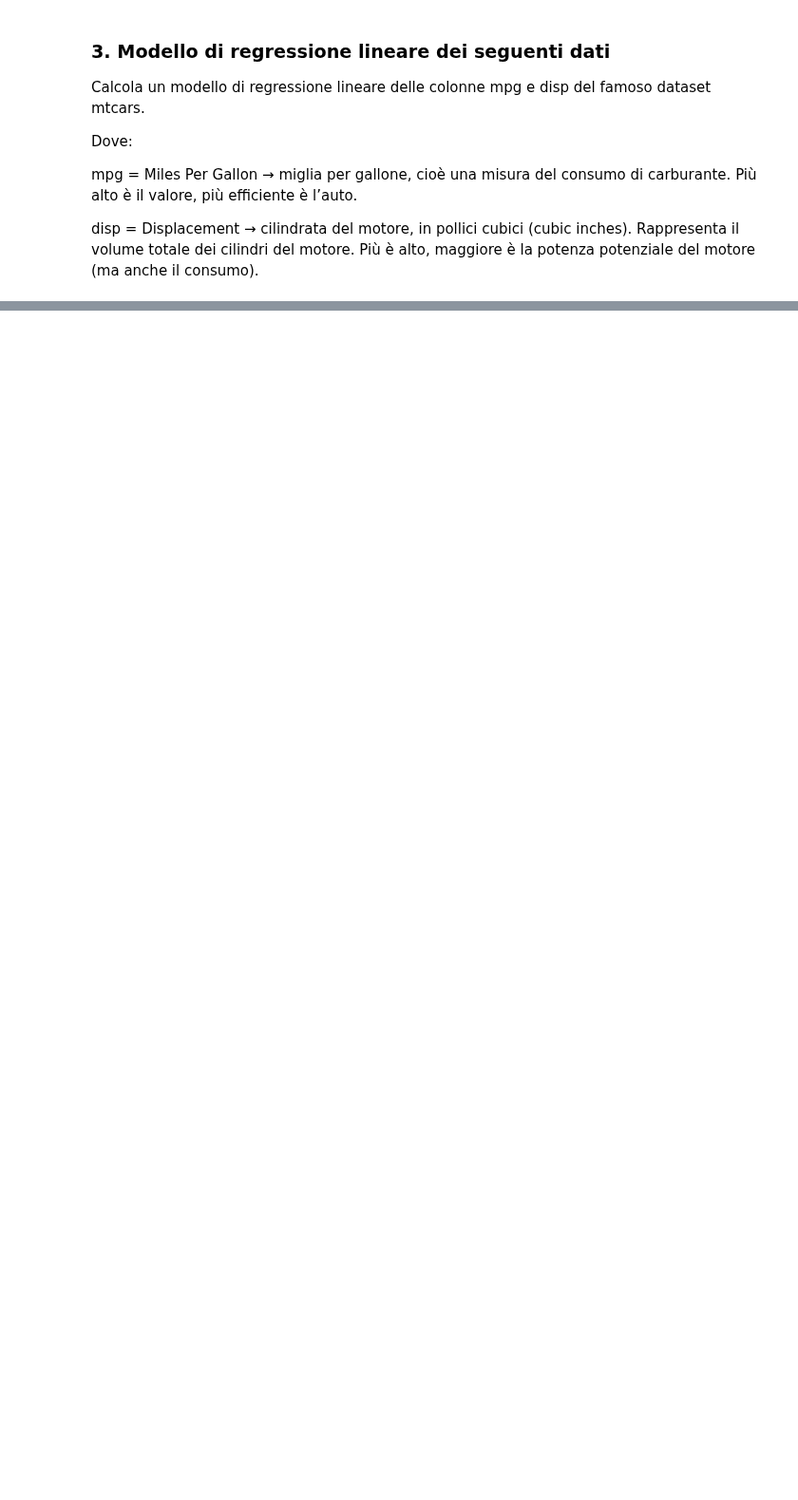
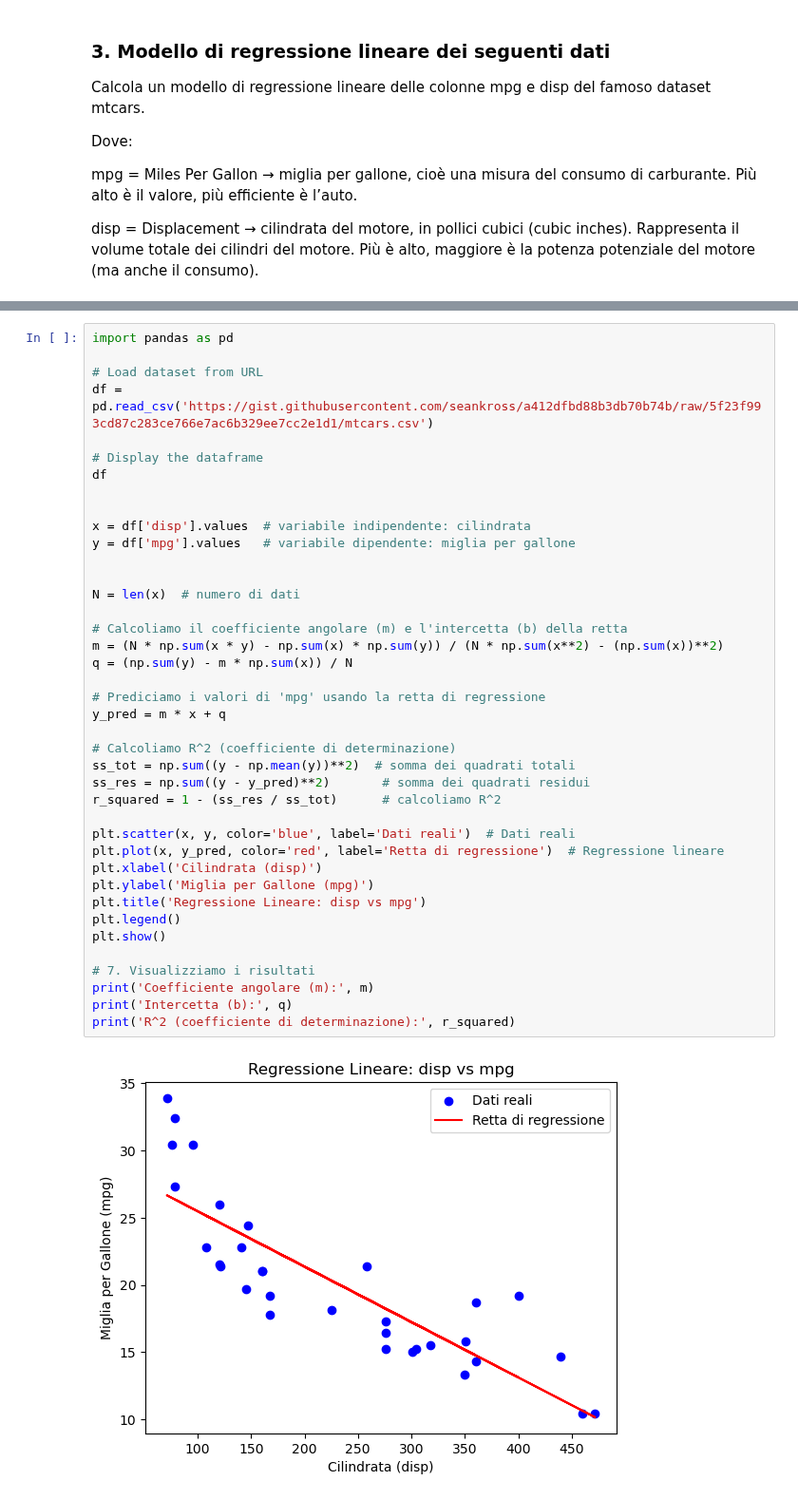
Before and after one commit to AlessioTinti05/ProgrammingLab2, a Jupyter notebook: 6_Esercizi_lez_6.ipynb, the cells around one changed output, grey strips where cells are left out. Shown at 95% size. Drawn from its saved outputs; the diff is of its cells as text; blank space fills up the shorter version.

```diff
--- a/6_Esercizi_lez_6.ipynb
+++ b/6_Esercizi_lez_6.ipynb
@@ -139,0 +114,42 @@ df
+# %%
+import pandas as pd
+
+# Load dataset from URL
+df = pd.read_csv('https://gist.githubusercontent.com/seankross/a412dfbd88b3db70b74b/raw/5f23f993cd87c283ce766e7ac6b329ee7cc2e1d1/mtcars.csv')
+
+# Display the dataframe
+df
+
+
+x = df['disp'].values  # variabile indipendente: cilindrata
+y = df['mpg'].values   # variabile dipendente: miglia per gallone
+
+
+N = len(x)  # numero di dati
+
+# Calcoliamo il coefficiente angolare (m) e l'intercetta (b) della retta
+m = (N * np.sum(x * y) - np.sum(x) * np.sum(y)) / (N * np.sum(x**2) - (np.sum(x))**2)
+q = (np.sum(y) - m * np.sum(x)) / N
+
+# Prediciamo i valori di 'mpg' usando la retta di regressione
+y_pred = m * x + q
+
+# Calcoliamo R^2 (coefficiente di determinazione)
+ss_tot = np.sum((y - np.mean(y))**2)  # somma dei quadrati totali
+ss_res = np.sum((y - y_pred)**2)       # somma dei quadrati residui
+r_squared = 1 - (ss_res / ss_tot)      # calcoliamo R^2
+
+plt.scatter(x, y, color='blue', label='Dati reali')  # Dati reali
+plt.plot(x, y_pred, color='red', label='Retta di regressione')  # Regressione lineare
+plt.xlabel('Cilindrata (disp)')
+plt.ylabel('Miglia per Gallone (mpg)')
+plt.title('Regressione Lineare: disp vs mpg')
+plt.legend()
+plt.show()
+
+# 7. Visualizziamo i risultati
+print('Coefficiente angolare (m):', m)
+print('Intercetta (b):', q)
+print('R^2 (coefficiente di determinazione):', r_squared)
+# %% [output]
+[figure, added]
```
Also changed, not shown: parts of 2 cells of this notebook.
